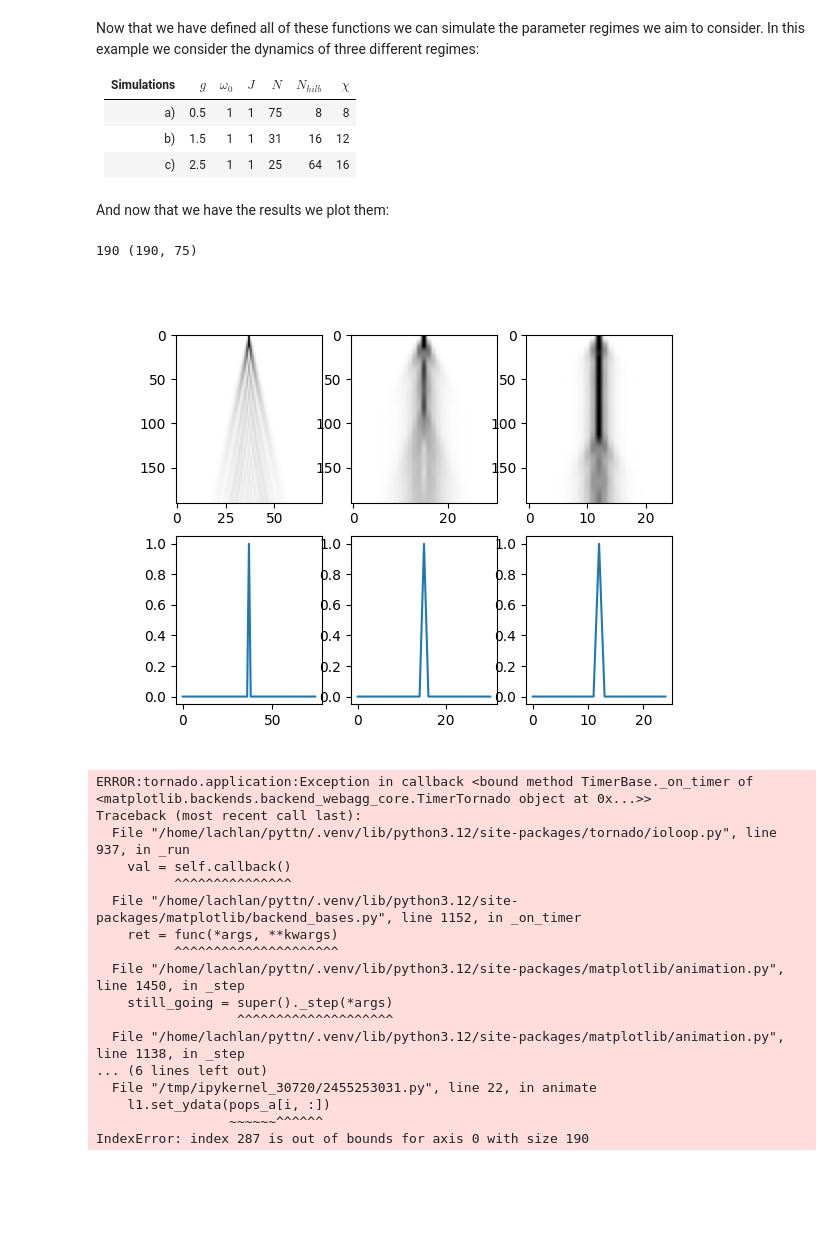
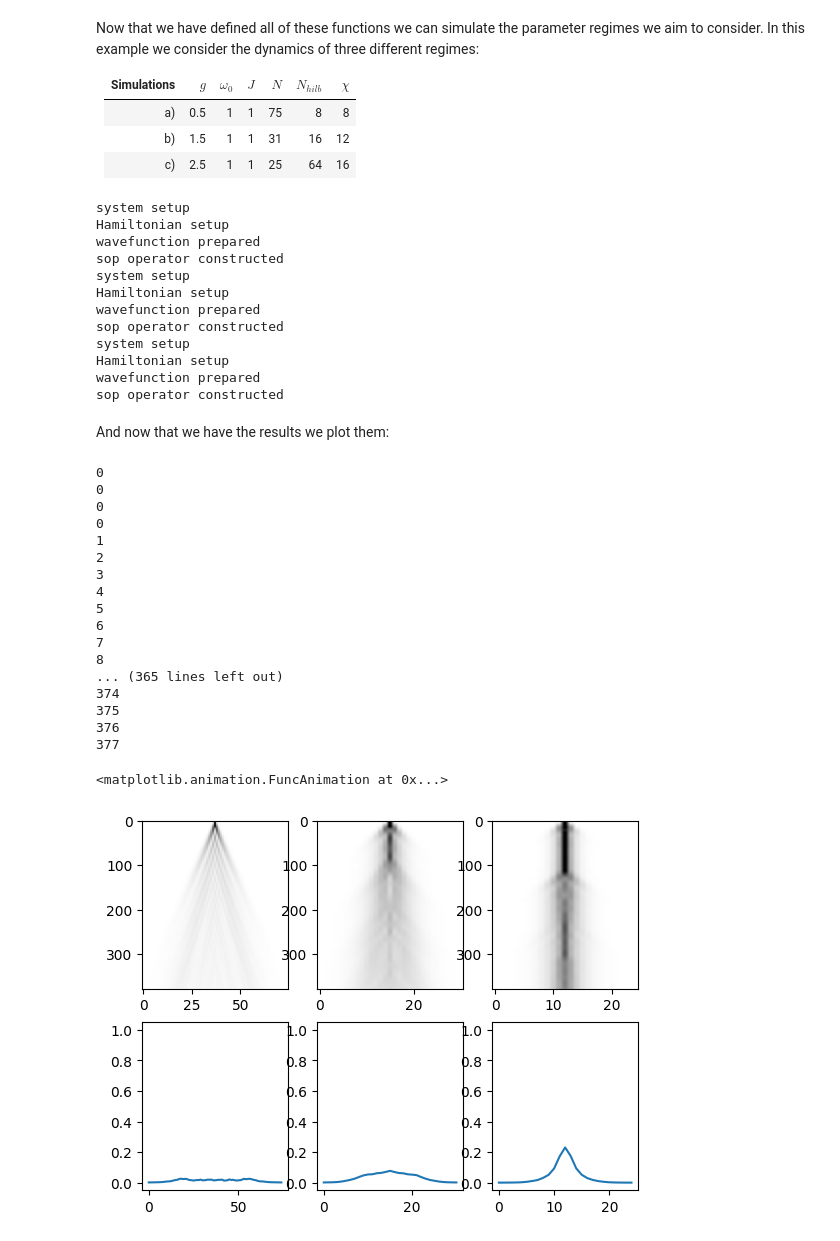
Before and after one commit to llindoy/pyttn, a Jupyter notebook: tutorials/multiset_ansatz/multiset_holstein_1d.ipynb, the cells around one changed output. Cells and saved outputs as stored; diff of their text form; code cells hidden in the pictures; blank space fills up the shorter version.

Commit message:
Updated some of the example files to improve plotting behaviour

```diff
--- a/tutorials/multiset_ansatz/multiset_holstein_1d.ipynb
+++ b/tutorials/multiset_ansatz/multiset_holstein_1d.ipynb
@@ -211,55 +215,83 @@ Now that we have defined all of these functions we can simulate the parameter re
 t, pops_a = Holstein_sim(0.5, 1, 1, 75, 8, 8, 4)
 t, pops_b = Holstein_sim(1.5, 1, 1, 31, 16, 12, 6)
 t, pops_c = Holstein_sim(2.5, 1, 1, 25, 64, 16, 8)
+
+#and save outputs to file
+import h5py
+h5 = h5py.File("holstein_1d.h5", "w")
+h5.create_dataset('t', data=t)
+h5.create_dataset('pops_a', data=pops_a)
+h5.create_dataset('pops_b', data=pops_b)
+h5.create_dataset('pops_c', data=pops_c)
+
+h5.close()
+# %% [output]
+system setup
+Hamiltonian setup
+wavefunction prepared
+sop operator constructed
+system setup
+Hamiltonian setup
+wavefunction prepared
+sop operator constructed
+system setup
+Hamiltonian setup
+wavefunction prepared
+sop operator constructed
 # %% [markdown]
 And now that we have the results we plot them:
 # %%
-%matplotlib ipympl
-
 import matplotlib.pyplot as plt
 import matplotlib.animation as animation
+import h5py
+import numpy as np
+from matplotlib import rc
+rc('animation', html='html5')
 
-for i in plt.get_fignums():
-    plt.close(i)
+h5 = h5py.File("holstein_1d.h5", "r")
+t = np.array(h5.get('t'))
+pops_a = np.array(h5.get('pops_a'))
+pops_b = np.array(h5.get('pops_b'))
+pops_c = np.array(h5.get('pops_c'))
+h5.close()
 
 fig, ax = plt.subplots(nrows=2, ncols=3)
 
 l1, = ax[1, 0].plot(pops_a[0, :])
 l2, = ax[1, 1].plot(pops_b[0, :])
 l3, = ax[1, 2].plot(pops_c[0, :])
 
 ax[0, 0].imshow(pops_a, cmap = 'binary', aspect='auto', vmax=0.5)
 ax[0, 1].imshow(pops_b, cmap = 'binary', aspect='auto', vmax=0.5)
 ax[0, 2].imshow(pops_c, cmap = 'binary', aspect='auto', vmax=0.5)
 
-print(len(t), pops_a.shape)
 def animate(i):
-    print(i)
+    print(i, end='                \r', flush=True)
     l1.set_ydata(pops_a[i, :])
     l2.set_ydata(pops_b[i, :])
     l3.set_ydata(pops_c[i, :])
     return l1, l2, l3,
 
 anim = animation.FuncAnimation(fig, animate, interval=20, blit=True, frames = len(t))
 
-plt.show()
+anim
 # %% [output]
-190 (190, 75)
+0
+0
+0
+0
+1
+2
+3
+4
+5
+6
+7
+8
+... (365 lines left out)
+374
+375
+376
+377
+<matplotlib.animation.FuncAnimation at 0x...>
-[figure, old version]
+[figure, new version]
-ERROR:tornado.application:Exception in callback <bound method TimerBase._on_timer of <matplotlib.backends.backend_webagg_core.TimerTornado object at 0x...>>
-Traceback (most recent call last):
-  File "/home/lachlan/pyttn/.venv/lib/python3.12/site-packages/tornado/ioloop.py", line 937, in _run
-    val = self.callback()
-          ^^^^^^^^^^^^^^^
-  File "/home/lachlan/pyttn/.venv/lib/python3.12/site-packages/matplotlib/backend_bases.py", line 1152, in _on_timer
-    ret = func(*args, **kwargs)
-          ^^^^^^^^^^^^^^^^^^^^^
-  File "/home/lachlan/pyttn/.venv/lib/python3.12/site-packages/matplotlib/animation.py", line 1450, in _step
-    still_going = super()._step(*args)
-                  ^^^^^^^^^^^^^^^^^^^^
-  File "/home/lachlan/pyttn/.venv/lib/python3.12/site-packages/matplotlib/animation.py", line 1138, in _step
-... (6 lines left out)
-  File "/tmp/ipykernel_30720/2455253031.py", line 22, in animate
-    l1.set_ydata(pops_a[i, :])
-                 ~~~~~~^^^^^^
-IndexError: index 287 is out of bounds for axis 0 with size 190
```
Also changed, not shown: parts of 2 cells of this notebook, 6 other files.
